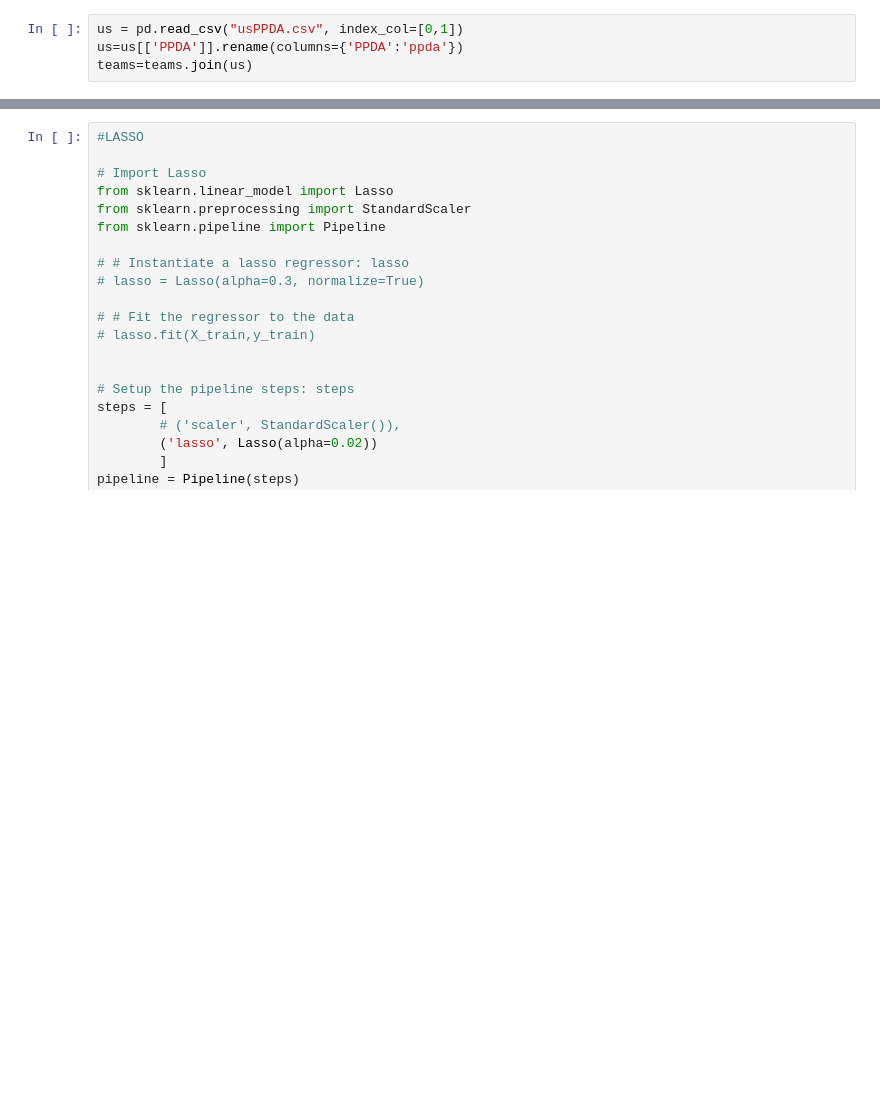
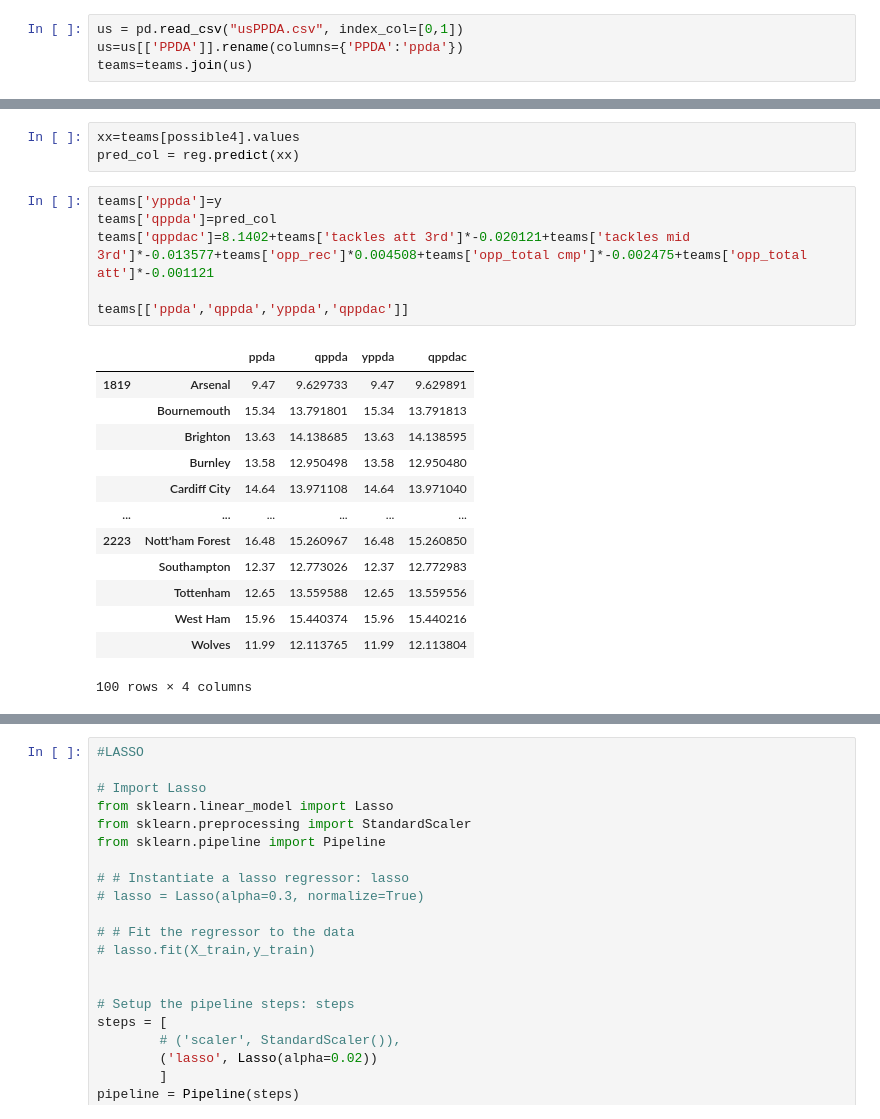
Before and after one commit to krawczyk071/predictor, a Jupyter notebook: play_styles/reg2.ipynb, the cells around one changed output, grey strips where cells are left out. Saved outputs shown, nothing was run; the diff lists cells and outputs as text; blank space fills up the shorter version.

```diff
--- a/play_styles/reg2.ipynb
+++ b/play_styles/reg2.ipynb
@@ -158,0 +198,23 @@ importants(cols,reg.coef_[0])
+# %%
+xx=teams[possible4].values
+pred_col = reg.predict(xx)
+# %%
+teams['yppda']=y
+teams['qppda']=pred_col
+teams['qppdac']=8.1402+teams['tackles att 3rd']*-0.020121+teams['tackles mid 3rd']*-0.013577+teams['opp_rec']*0.004508+teams['opp_total cmp']*-0.002475+teams['opp_total att']*-0.001121
+
+teams[['ppda','qppda','yppda','qppdac']]
+# %% [output]
+|  |  | ppda | qppda | yppda | qppdac |
+| 1819 | Arsenal | 9.47 | 9.629733 | 9.47 | 9.629891 |
+|  | Bournemouth | 15.34 | 13.791801 | 15.34 | 13.791813 |
+|  | Brighton | 13.63 | 14.138685 | 13.63 | 14.138595 |
+|  | Burnley | 13.58 | 12.950498 | 13.58 | 12.950480 |
+|  | Cardiff City | 14.64 | 13.971108 | 14.64 | 13.971040 |
+| ... | ... | ... | ... | ... | ... |
+| 2223 | Nott'ham Forest | 16.48 | 15.260967 | 16.48 | 15.260850 |
+|  | Southampton | 12.37 | 12.773026 | 12.37 | 12.772983 |
+|  | Tottenham | 12.65 | 13.559588 | 12.65 | 13.559556 |
+|  | West Ham | 15.96 | 15.440374 | 15.96 | 15.440216 |
+|  | Wolves | 11.99 | 12.113765 | 11.99 | 12.113804 |
+100 rows × 4 columns
```
Also changed, not shown: parts of 11 cells of this notebook.
